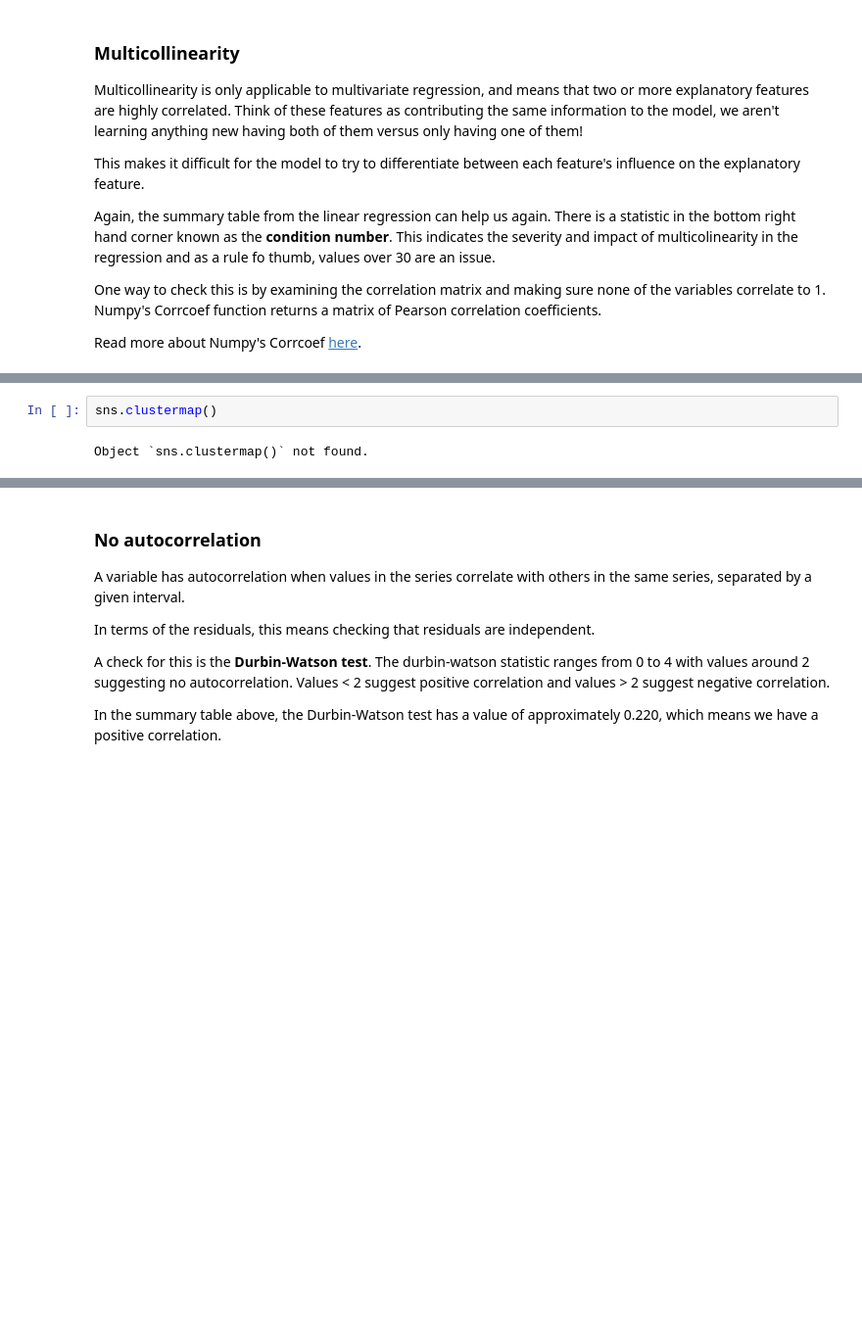
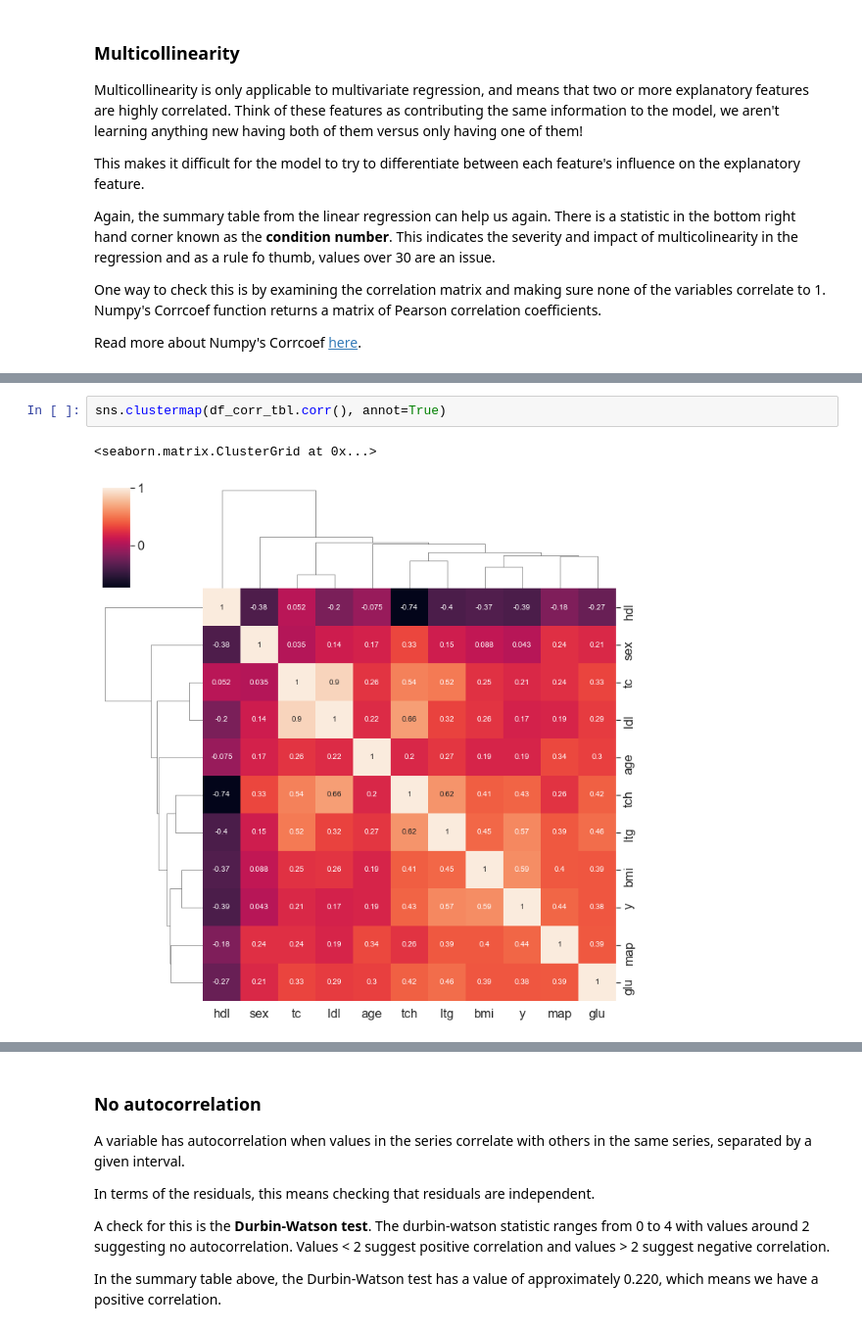
Before and after one commit to mbbu/MachineLearning4Genomics, a Jupyter notebook: Notebooks/02_Linear_Regression.ipynb, the cells around one changed output, grey strips where cells are left out. Shown at 98% size. Drawn from its saved outputs; the diff is of its cells as text; blank space fills up the shorter version.

```diff
--- a/Notebooks/02_Linear_Regression.ipynb
+++ b/Notebooks/02_Linear_Regression.ipynb
@@ -475,7 +619,8 @@ df_corr_tbl.corr()
 | glu | 0.301731 | 0.208133 | 0.388680 | 0.390429 | 0.325717 | 0.290600 | -0.273697 | 0.417212 | 0.464670 | 1.000000 | 0.382483 |
 | y | 0.187889 | 0.043062 | 0.586450 | 0.441484 | 0.212022 | 0.174054 | -0.394789 | 0.430453 | 0.565883 | 0.382483 | 1.000000 |
 # %%
-sns.clustermap()
+sns.clustermap(df_corr_tbl.corr(), annot=True)
 # %% [output]
-Object `sns.clustermap()` not found.
+<seaborn.matrix.ClusterGrid at 0x...>
+[figure, added]
 # %%
```
Also changed, not shown: parts of 48 cells of this notebook, 9 other files.
